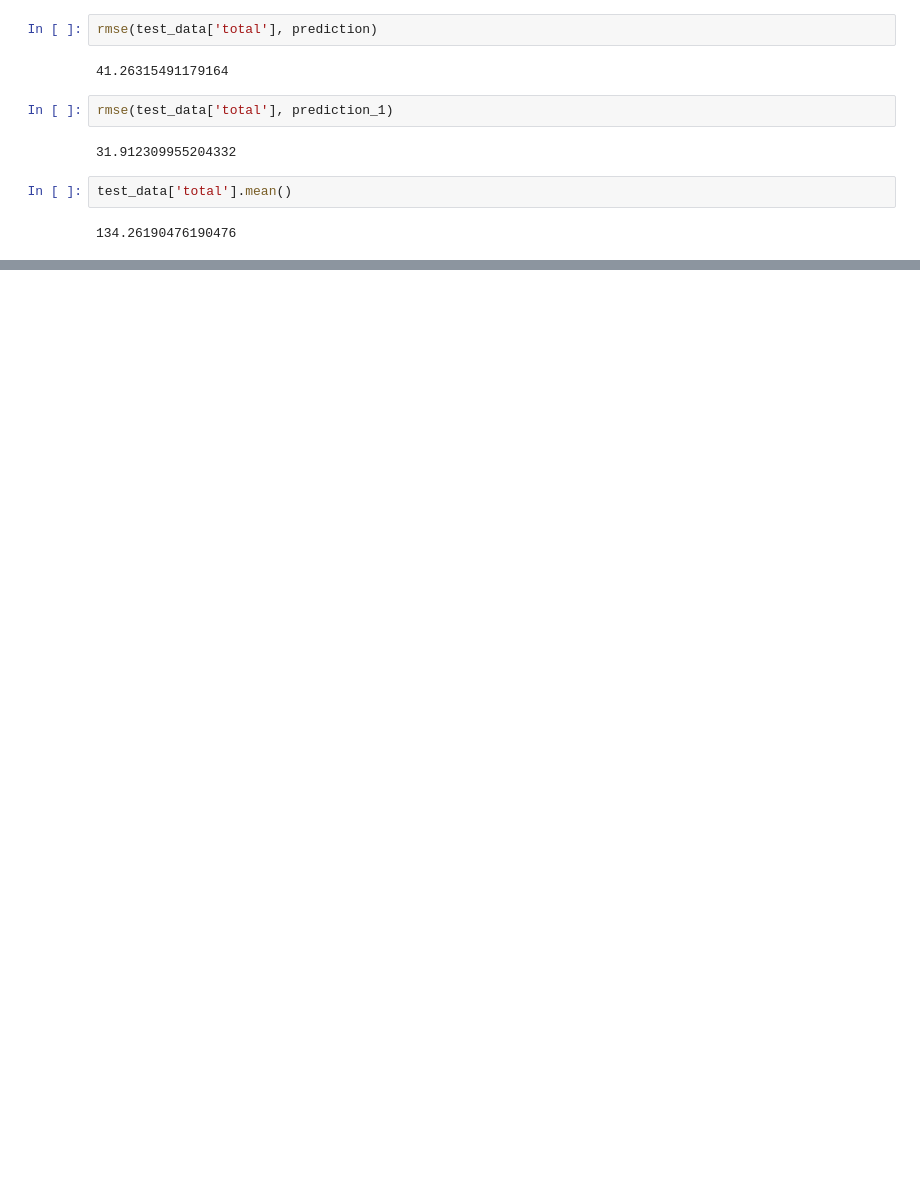
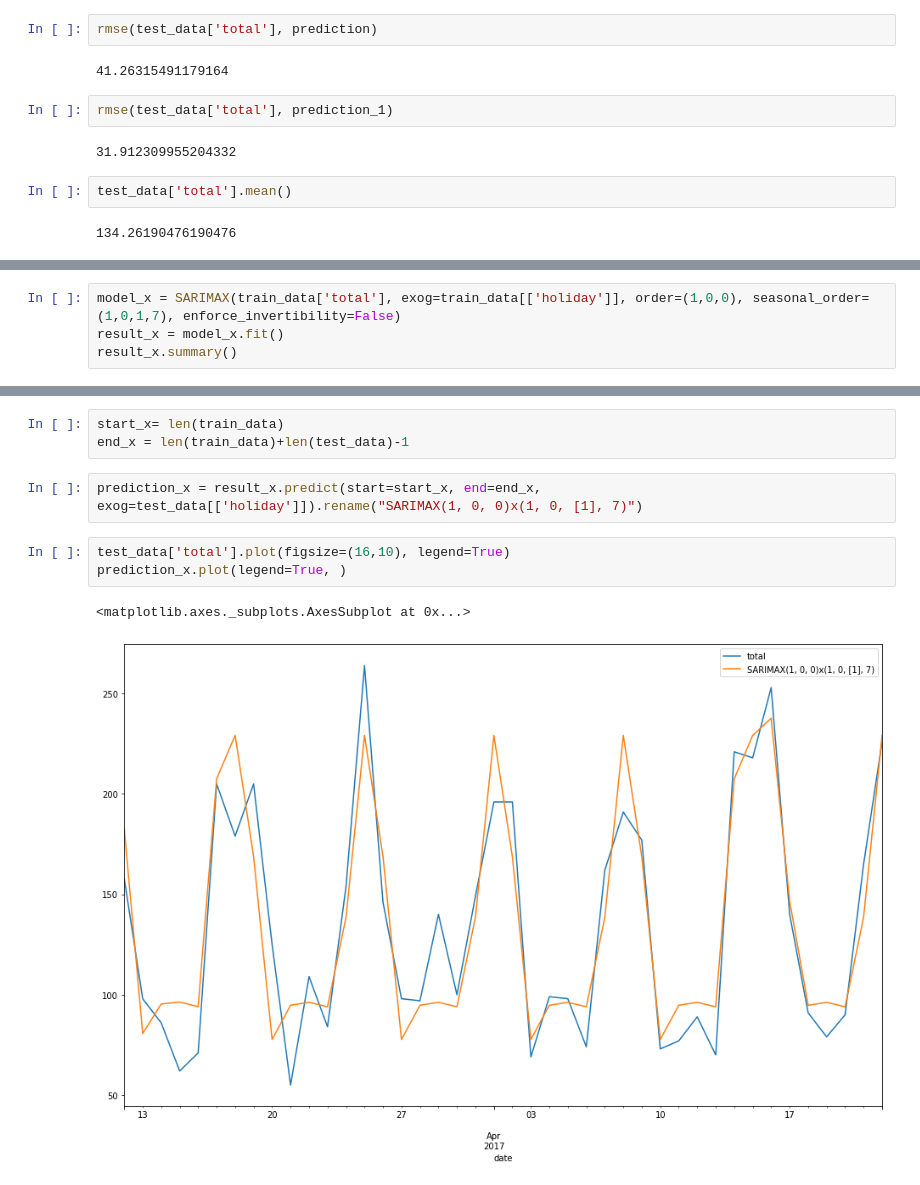
Before and after one commit to shyamjith94/TimeSeriesDataAnalysis, a Jupyter notebook: SARIMAX(SeasonalAutoregressiveIntegratedMAAnalysisExogenous(MultipleVariable)).ipynb, the cells around one changed output, grey strips where cells are left out. Cells and saved outputs as stored; diff of their text form; blank space fills up the shorter version.

```diff
--- a/SARIMAX(SeasonalAutoregressiveIntegratedMAAnalysisExogenous(MultipleVariable)).ipynb
+++ b/SARIMAX(SeasonalAutoregressiveIntegratedMAAnalysisExogenous(MultipleVariable)).ipynb
@@ -296,0 +331,4 @@ test_data['total'].mean()
+# %%
+model_x = SARIMAX(train_data['total'], exog=train_data[['holiday']], order=(1,0,0), seasonal_order=(1,0,1,7), enforce_invertibility=False)
+result_x = model_x.fit()
+result_x.summary()
@@ -296,0 +356,11 @@ test_data['total'].mean()
+# %%
+start_x= len(train_data)
+end_x = len(train_data)+len(test_data)-1
+# %%
+prediction_x = result_x.predict(start=start_x, end=end_x, exog=test_data[['holiday']]).rename("SARIMAX(1, 0, 0)x(1, 0, [1], 7)")
+# %%
+test_data['total'].plot(figsize=(16,10), legend=True)
+prediction_x.plot(legend=True, )
+# %% [output]
+<matplotlib.axes._subplots.AxesSubplot at 0x...>
+[figure, added]
```
Also changed, not shown: parts of 13 cells of this notebook.
